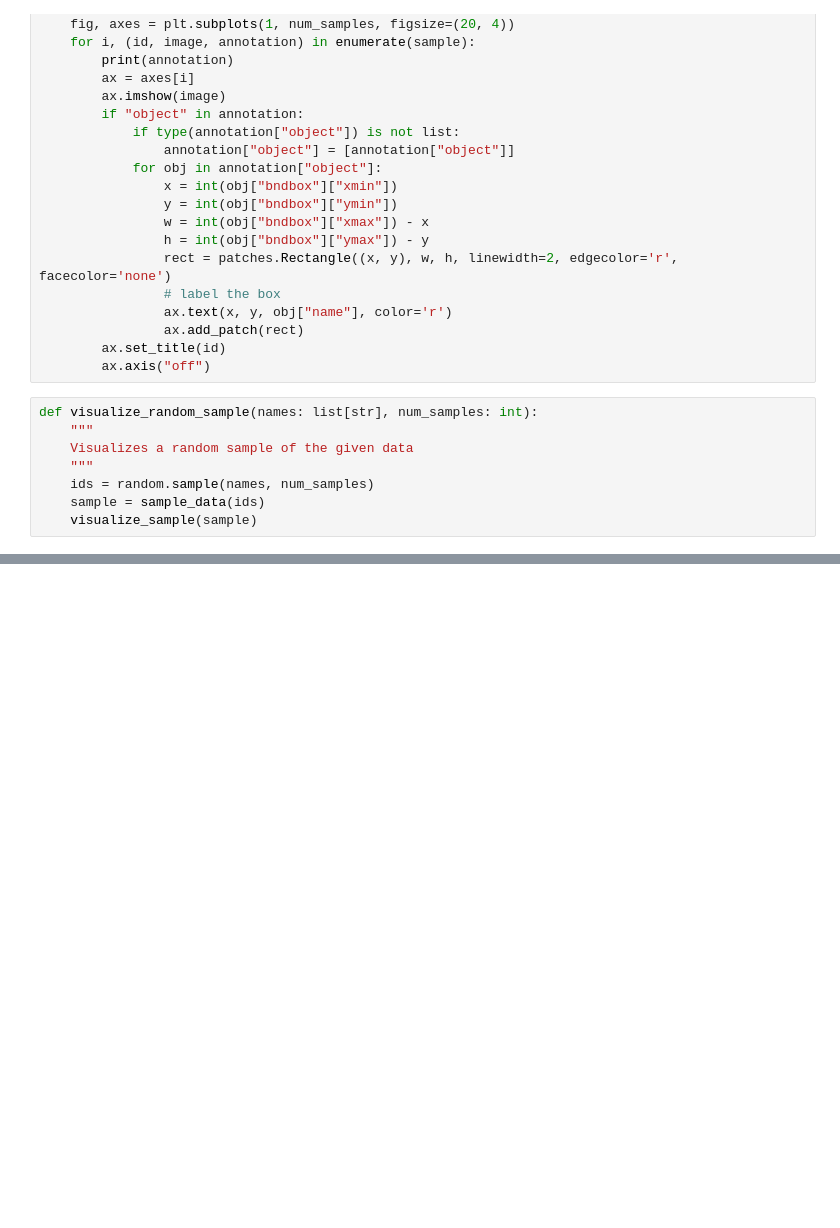
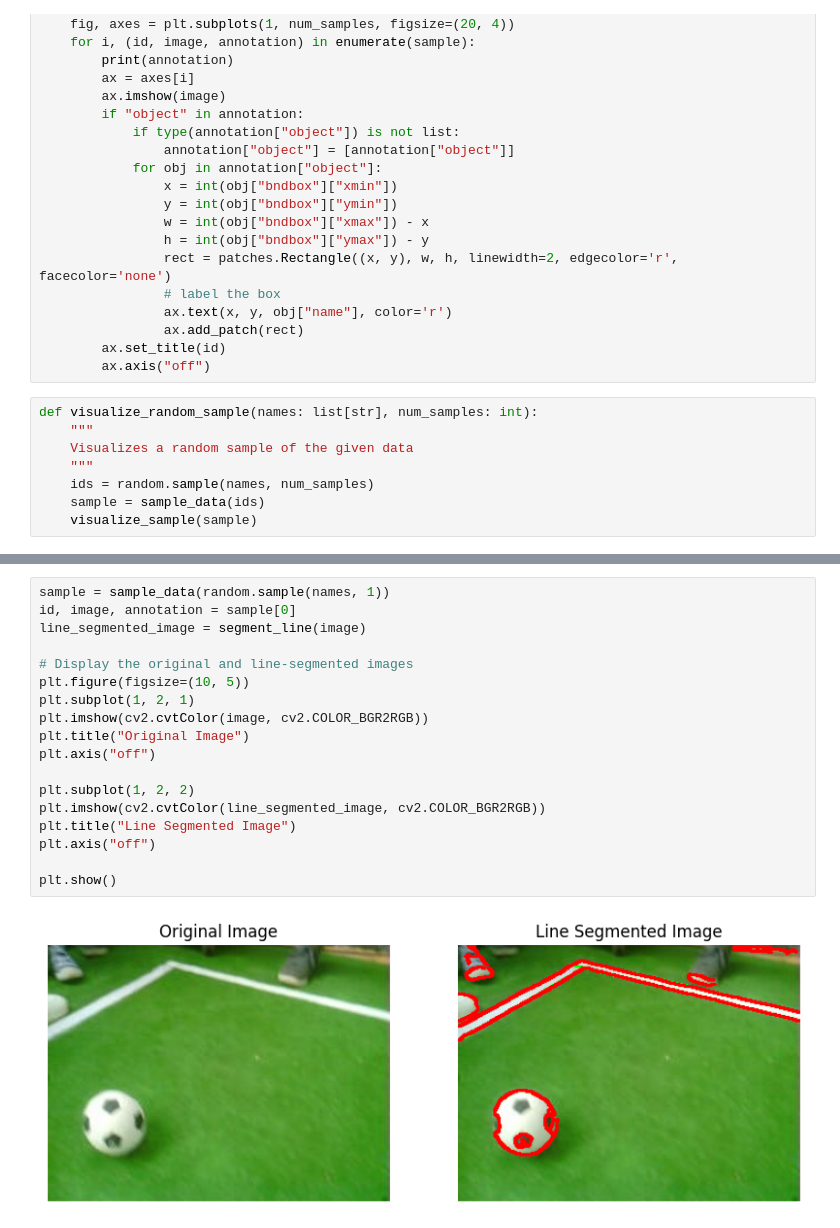
Before and after one commit to UW-RoboSoccer/vision_and_localization, a Jupyter notebook: test.ipynb, the cells around one changed output, grey strips where cells are left out. Cells and saved outputs as stored; diff of their text form; blank space fills up the shorter version.

Commit message:
line seg 1

```diff
--- a/test.ipynb
+++ b/test.ipynb
@@ -93,0 +142,20 @@ visualize_random_sample(names, 3)
+# %%
+sample = sample_data(random.sample(names, 1))
+id, image, annotation = sample[0]
+line_segmented_image = segment_line(image)
+
+# Display the original and line-segmented images
+plt.figure(figsize=(10, 5))
+plt.subplot(1, 2, 1)
+plt.imshow(cv2.cvtColor(image, cv2.COLOR_BGR2RGB))
+plt.title("Original Image")
+plt.axis("off")
+
+plt.subplot(1, 2, 2)
+plt.imshow(cv2.cvtColor(line_segmented_image, cv2.COLOR_BGR2RGB))
+plt.title("Line Segmented Image")
+plt.axis("off")
+
+plt.show()
+# %% [output]
+[figure, added]
```
Also changed, not shown: parts of 3 cells of this notebook.
